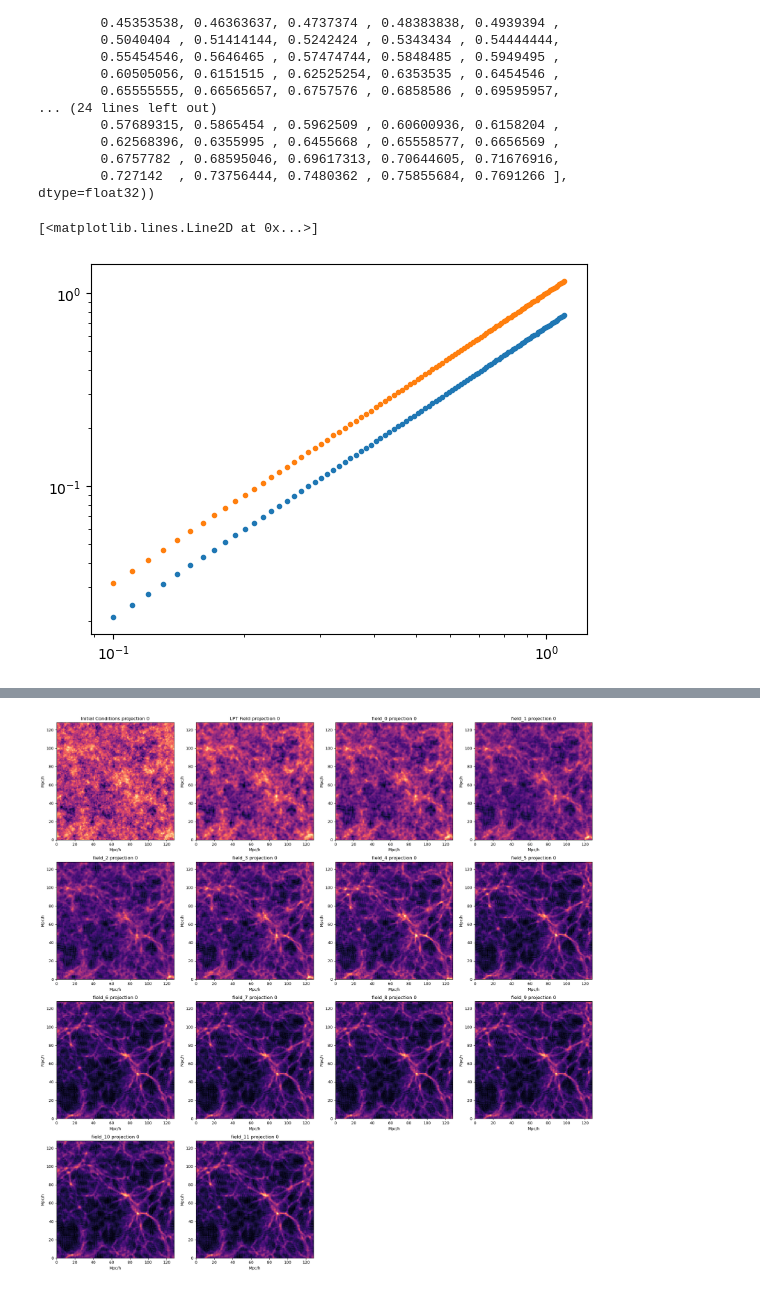
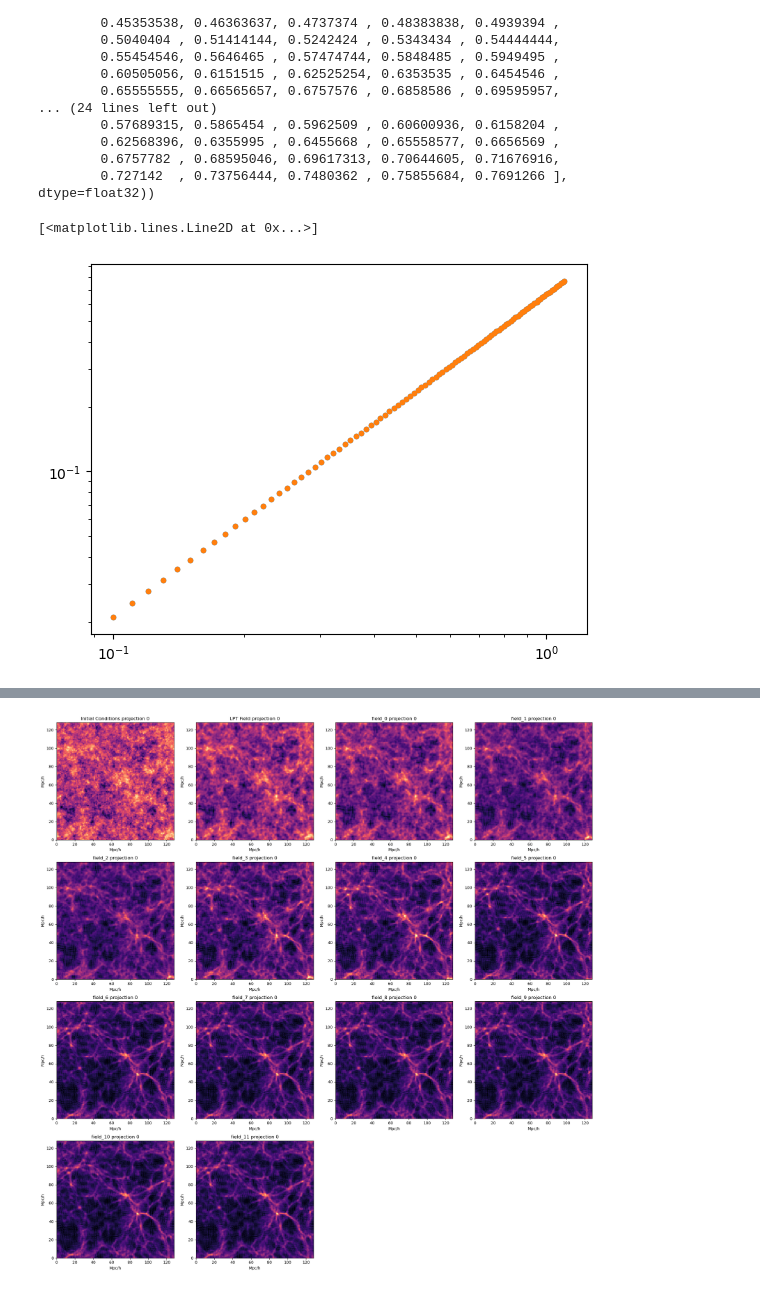
Before and after one commit to dobos/JaxPM, a Jupyter notebook: notebooks/10-Avera.ipynb, the cells around one changed output, grey strips where cells are left out. Cells and saved outputs as stored; diff of their text form; code cells hidden in the pictures.

```diff
--- a/notebooks/10-Avera.ipynb
+++ b/notebooks/10-Avera.ipynb
@@ -95,7 +98,7 @@ snapshots, t
         0.727142  , 0.73756444, 0.7480362 , 0.75855684, 0.7691266 ],      dtype=float32))
 # %%
 plt.loglog(snapshots, t, '.')
-plt.loglog(snapshots, snapshots**(3/2), '.')
+plt.loglog(snapshots, 2/3 * snapshots**(3/2), '.')
 # %% [output]
 [<matplotlib.lines.Line2D at 0x...>]
-[figure, old version]
+[figure, new version]
```
Also changed, not shown: parts of 18 cells of this notebook.
